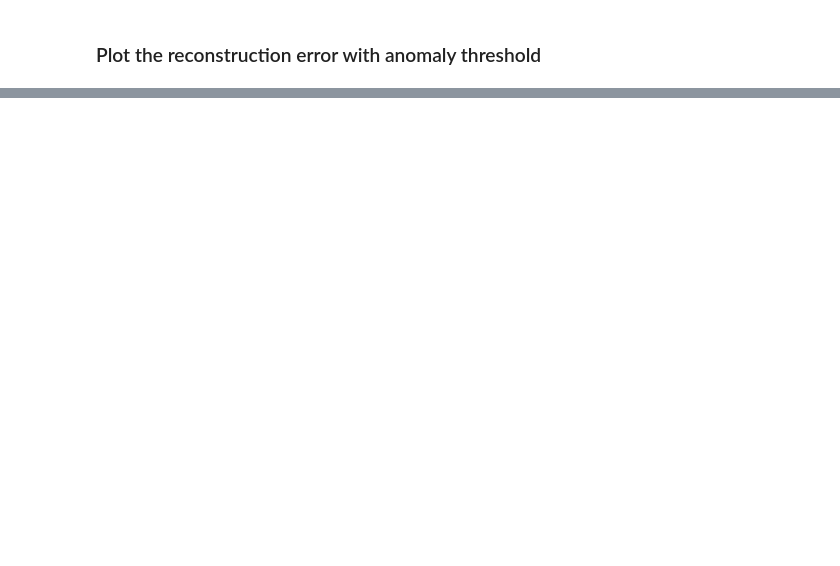
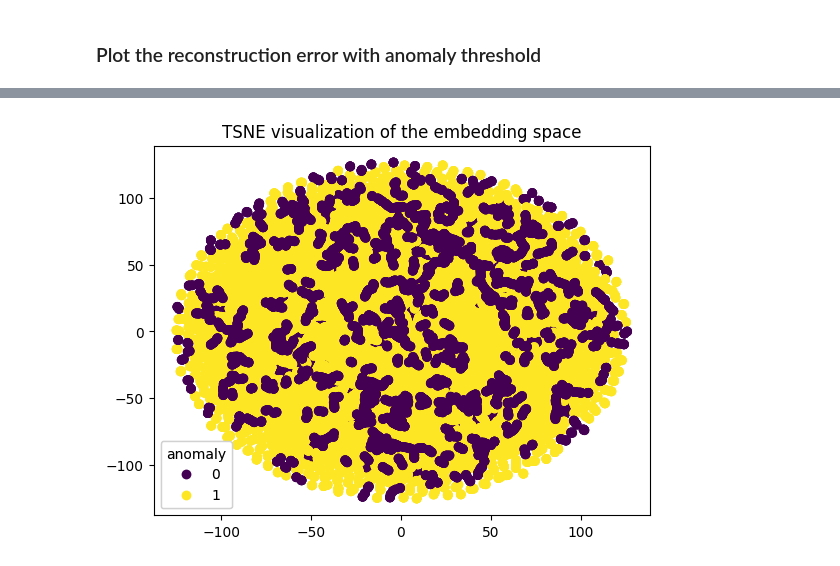
Before and after one commit to TechRufy/ENI_Predictive_Maintenance, a Jupyter notebook: our_models/AIIT_2025.ipynb, the cells around one changed output, grey strips where cells are left out. Cells and saved outputs as stored; diff of their text form; code cells hidden in the pictures; blank space fills up the shorter version.

```diff
--- a/our_models/AIIT_2025.ipynb
+++ b/our_models/AIIT_2025.ipynb
@@ -1042,0 +1094,21 @@ plt.scatter(components[:, 0], components[:, 1])
+# %%
+from sklearn.manifold import TSNE
+
+embeddings = pd.DataFrame(TSNE(n_components=2, learning_rate='auto',init='random', perplexity=3).fit_transform(embedding),columns=["x","y"])
+embeddings[target] = scaled_test_df[target]
+# %%
+fig, ax = plt.subplots()
+
+scatter = ax.scatter(embeddings["x"], embeddings["y"], c=embeddings[target])
+
+# produce a legend with the unique colors from the scatter
+legend1 = ax.legend(*scatter.legend_elements(),
+                    loc="lower left", title="anomaly")
+ax.add_artist(legend1)
+
+ax.set_title("TSNE visualization of the embedding space")
+
+
+plt.show()
+# %% [output]
+[figure, added]
```
Also changed, not shown: parts of 31 cells of this notebook.
